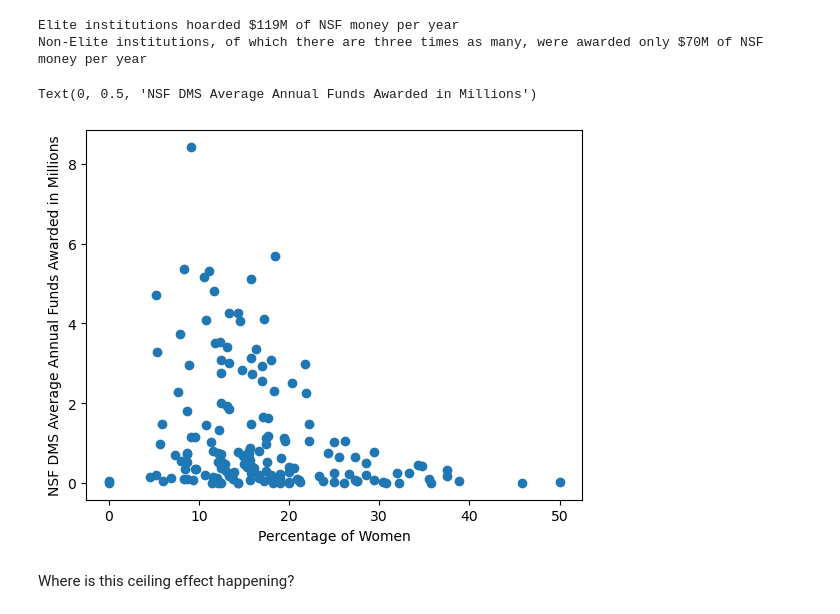
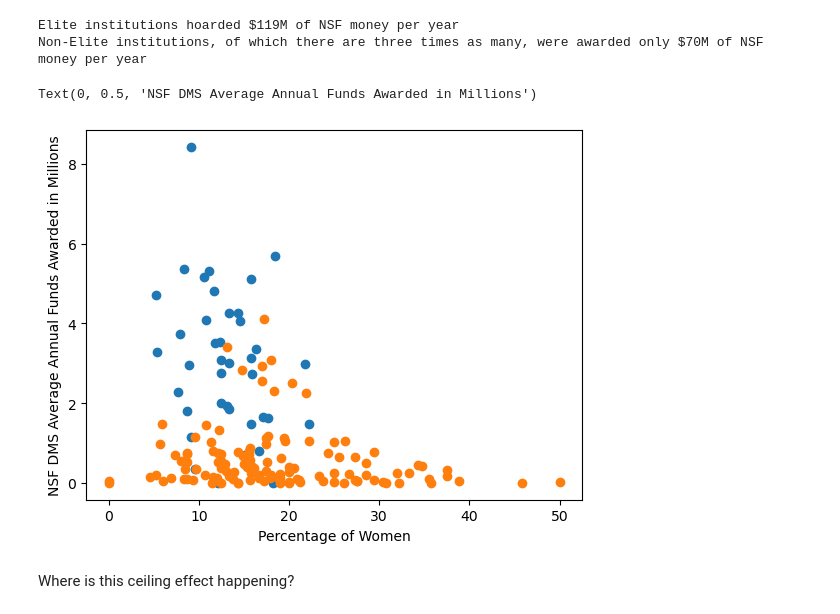
Before and after one commit to DAAAAMNSocialJustice/metamath, a Jupyter notebook: AMM/analysis.ipynb, the cells around one changed output. Cells and saved outputs as stored; diff of their text form; code cells hidden in the pictures.

Commit message:
Two color graph

```diff
--- a/AMM/analysis.ipynb
+++ b/AMM/analysis.ipynb
@@ -369,12 +369,14 @@ print("Non-Elite institutions, of which there are three times as many, were awar
 Elite institutions hoarded $119M of NSF money per year
 Non-Elite institutions, of which there are three times as many, were awarded only $70M of NSF money per year
 # %%
-plt.scatter(df_merged_final['Percentage of Women'], df_merged_final["AwardedAmount"]/10000000)
+#plt.scatter(df_merged_final['Percentage of Women'], df_merged_final["AwardedAmount"]/10000000)
+plt.scatter(elite['Percentage of Women'], elite["AwardedAmount"]/10000000)
+plt.scatter(non_elite['Percentage of Women'], non_elite["AwardedAmount"]/10000000)
 plt.xlabel('Percentage of Women')
 plt.ylabel('NSF DMS Average Annual Funds Awarded in Millions')
 # %% [output]
 Text(0, 0.5, 'NSF DMS Average Annual Funds Awarded in Millions')
-[figure, old version]
+[figure, new version]
 # %% [markdown]
 Where is this ceiling effect happening?
 # %%
```
Also changed, not shown: parts of 1 cell of this notebook.
